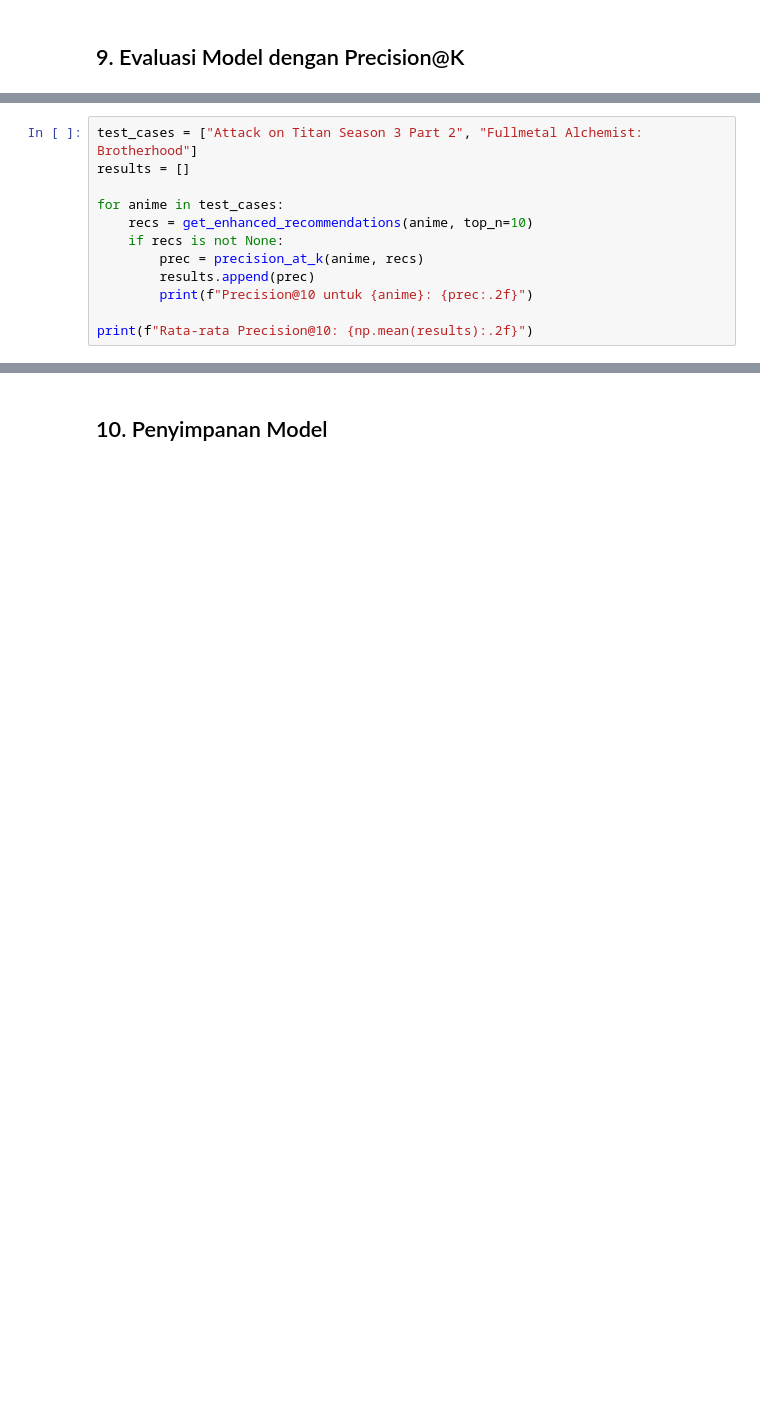
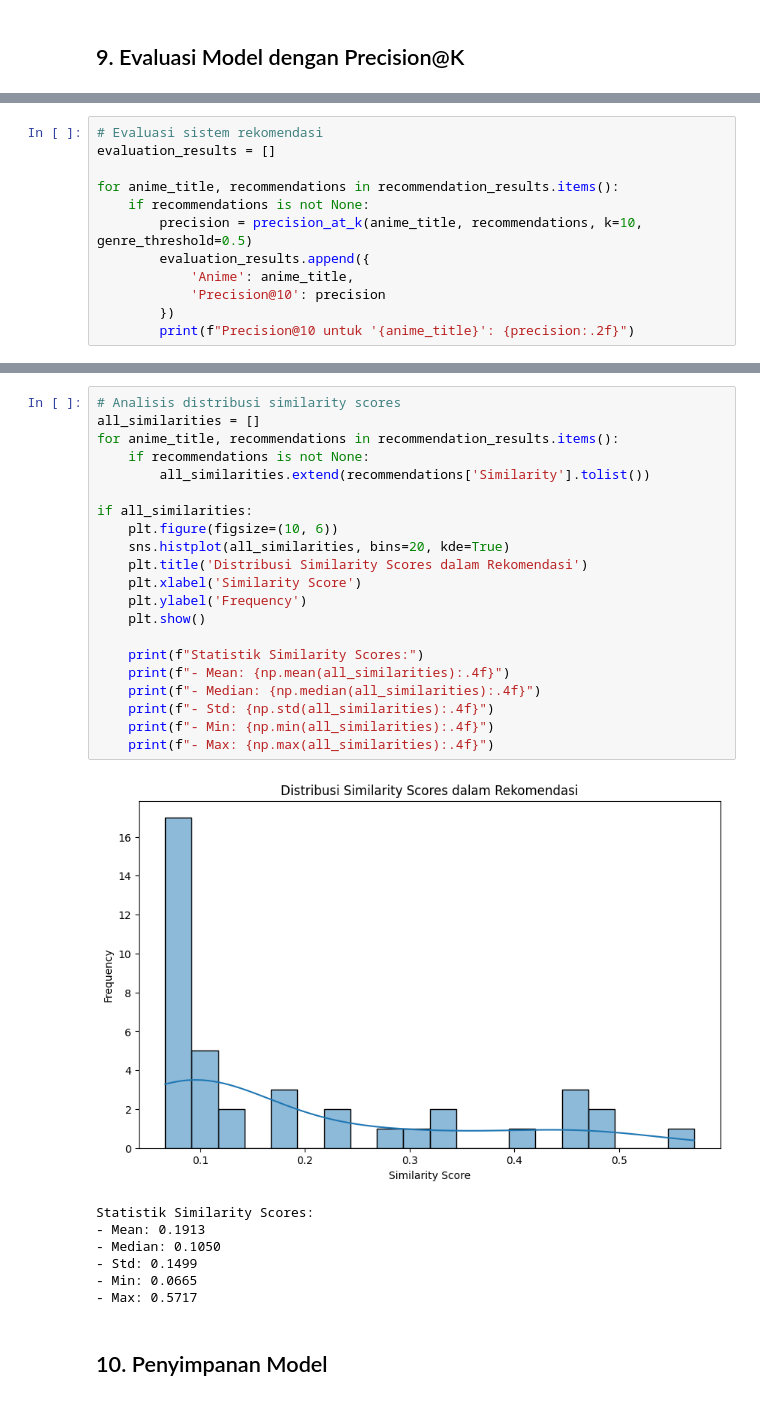
Before and after one commit to NaufalNurFahriza/Machine-Learning-Terapan-Sistem-Rekomendasi-dicoding, a Jupyter notebook: Sistem_Rekomendasi_Anime_Content_Based_v2.ipynb, the cells around one changed output, grey strips where cells are left out. Saved outputs shown, nothing was run; the diff lists cells and outputs as text; blank space fills up the shorter version.

```diff
--- a/Sistem_Rekomendasi_Anime_Content_Based_v2.ipynb
+++ b/Sistem_Rekomendasi_Anime_Content_Based_v2.ipynb
@@ -211,14 +446,14 @@ def precision_at_k(actual_title, recommended_titles, k=10, genre_threshold=0.6):
         return 0
 # %%
-test_cases = ["Attack on Titan Season 3 Part 2", "Fullmetal Alchemist: Brotherhood"]
-results = []
+# Evaluasi sistem rekomendasi
+evaluation_results = []
 
-for anime in test_cases:
-    recs = get_enhanced_recommendations(anime, top_n=10)
-    if recs is not None:
-        prec = precision_at_k(anime, recs)
-        results.append(prec)
-        print(f"Precision@10 untuk {anime}: {prec:.2f}")
-
-print(f"Rata-rata Precision@10: {np.mean(results):.2f}")
+for anime_title, recommendations in recommendation_results.items():
+    if recommendations is not None:
+        precision = precision_at_k(anime_title, recommendations, k=10, genre_threshold=0.5)
+        evaluation_results.append({
+            'Anime': anime_title,
+            'Precision@10': precision
+        })
+        print(f"Precision@10 untuk '{anime_title}': {precision:.2f}")
 # %% [output]
@@ -228,3 +485,32 @@ Rata-rata Precision@10: 0.45
+# %%
+# Analisis distribusi similarity scores
+all_similarities = []
+for anime_title, recommendations in recommendation_results.items():
+    if recommendations is not None:
+        all_similarities.extend(recommendations['Similarity'].tolist())
+
+if all_similarities:
+    plt.figure(figsize=(10, 6))
+    sns.histplot(all_similarities, bins=20, kde=True)
+    plt.title('Distribusi Similarity Scores dalam Rekomendasi')
+    plt.xlabel('Similarity Score')
+    plt.ylabel('Frequency')
+    plt.show()
+
+    print(f"Statistik Similarity Scores:")
+    print(f"- Mean: {np.mean(all_similarities):.4f}")
+    print(f"- Median: {np.median(all_similarities):.4f}")
+    print(f"- Std: {np.std(all_similarities):.4f}")
+    print(f"- Min: {np.min(all_similarities):.4f}")
+    print(f"- Max: {np.max(all_similarities):.4f}")
+# %% [output]
+[figure, added]
+Statistik Similarity Scores:
+- Mean: 0.1913
+- Median: 0.1050
+- Std: 0.1499
+- Min: 0.0665
+- Max: 0.5717
 # %% [markdown]
 ## 10. Penyimpanan Model
 # %%
```
Also changed, not shown: parts of 21 cells of this notebook, 6 other files.
